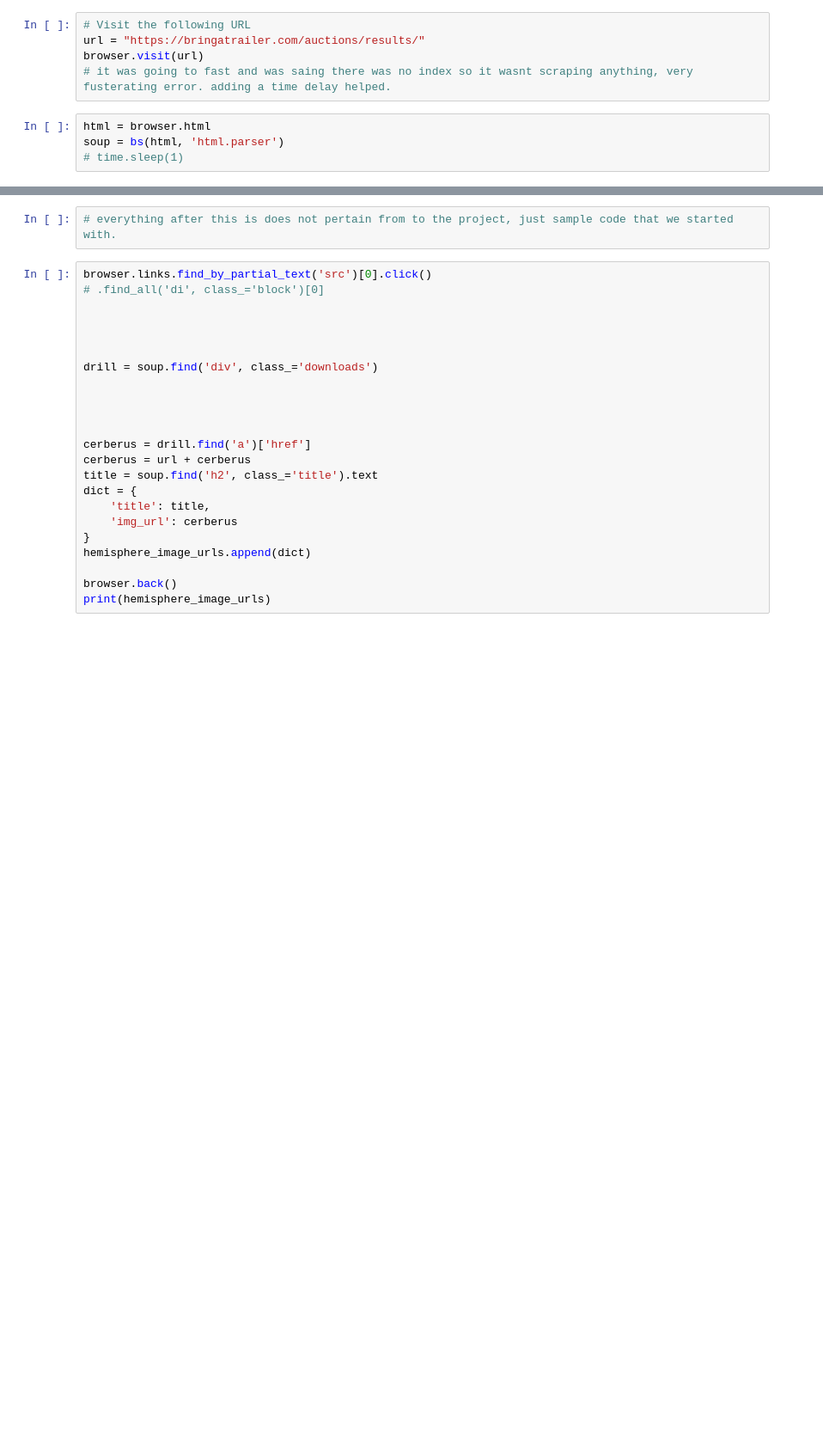
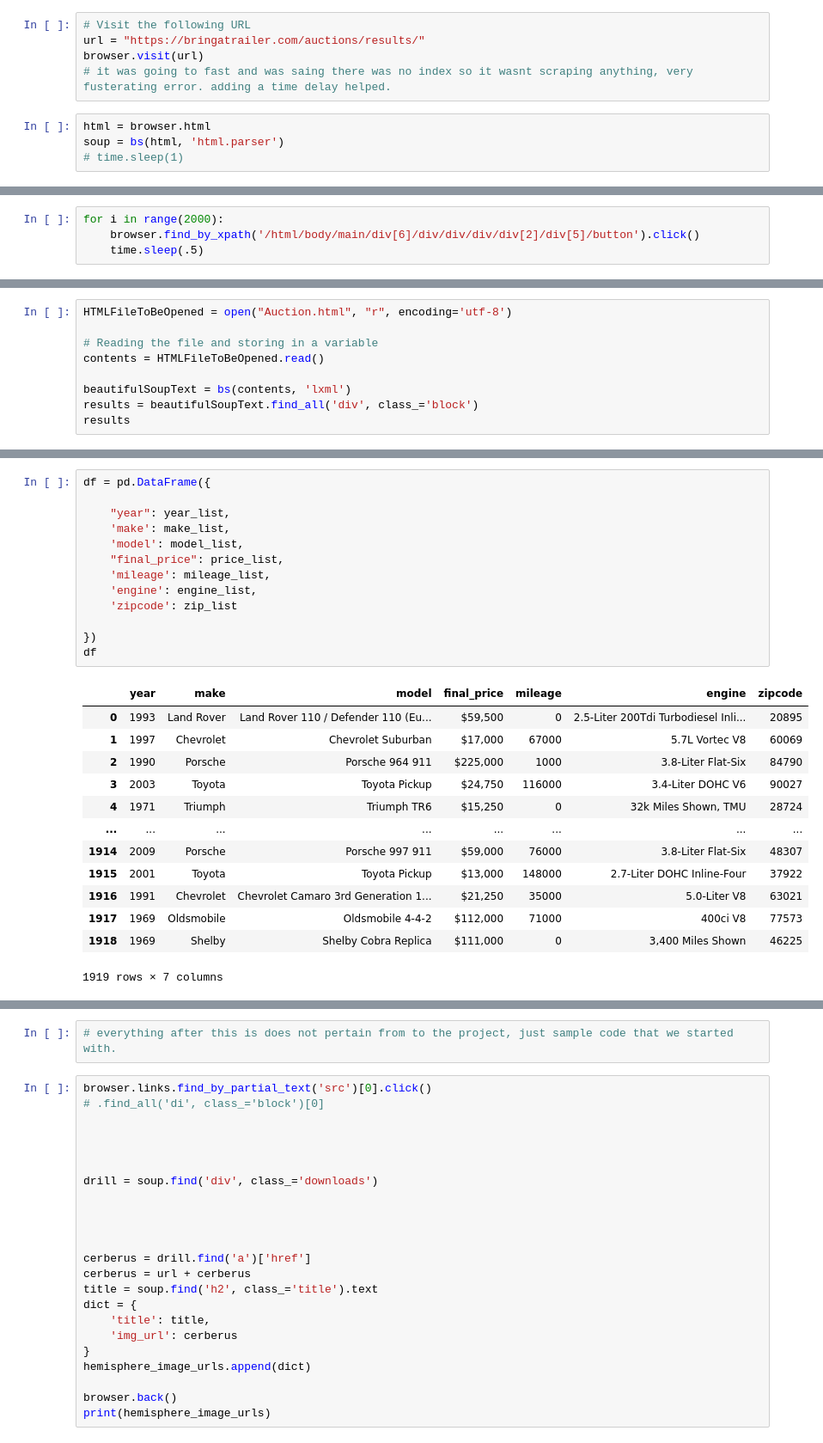
Before and after one commit to Mcusac/Project-4, a Jupyter notebook: project4_scrape.ipynb, the cells around one changed output, grey strips where cells are left out. Shown: that part at 86% size. Drawn from its saved outputs; the diff is of its cells as text; blank space fills up the shorter version.

```diff
--- a/project4_scrape.ipynb
+++ b/project4_scrape.ipynb
@@ -56,0 +38,4 @@ browser.find_by_css(".overlayable").click()
+# %%
+for i in range(2000):
+    browser.find_by_xpath('/html/body/main/div[6]/div/div/div/div[2]/div[5]/button').click()
+    time.sleep(.5)
@@ -98,0 +67,9 @@ df = pd.DataFrame({
+# %%
+HTMLFileToBeOpened = open("Auction.html", "r", encoding='utf-8')
+
+# Reading the file and storing in a variable
+contents = HTMLFileToBeOpened.read()
+
+beautifulSoupText = bs(contents, 'lxml')
+results = beautifulSoupText.find_all('div', class_='block')
+results
@@ -99,3 +210,30 @@ df = pd.DataFrame({
+# %%
+df = pd.DataFrame({
+
+    "year": year_list,
+    'make': make_list,
+    'model': model_list,
+    "final_price": price_list,
+    'mileage': mileage_list,
+    'engine': engine_list,
+    'zipcode': zip_list
+
+})
+df
+# %% [output]
+|  | year | make | model | final_price | mileage | engine | zipcode |
+| 0 | 1993 | Land Rover | Land Rover 110 / Defender 110 (Eu... | $59,500 | 0 | 2.5-Liter 200Tdi Turbodiesel Inli... | 20895 |
+| 1 | 1997 | Chevrolet | Chevrolet Suburban | $17,000 | 67000 | 5.7L Vortec V8 | 60069 |
+| 2 | 1990 | Porsche | Porsche 964 911 | $225,000 | 1000 | 3.8-Liter Flat-Six | 84790 |
+| 3 | 2003 | Toyota | Toyota Pickup | $24,750 | 116000 | 3.4-Liter DOHC V6 | 90027 |
+| 4 | 1971 | Triumph | Triumph TR6 | $15,250 | 0 | 32k Miles Shown, TMU | 28724 |
+| ... | ... | ... | ... | ... | ... | ... | ... |
+| 1914 | 2009 | Porsche | Porsche 997 911 | $59,000 | 76000 | 3.8-Liter Flat-Six | 48307 |
+| 1915 | 2001 | Toyota | Toyota Pickup | $13,000 | 148000 | 2.7-Liter DOHC Inline-Four | 37922 |
+| 1916 | 1991 | Chevrolet | Chevrolet Camaro 3rd Generation 1... | $21,250 | 35000 | 5.0-Liter V8 | 63021 |
+| 1917 | 1969 | Oldsmobile | Oldsmobile 4-4-2 | $112,000 | 71000 | 400ci V8 | 77573 |
+| 1918 | 1969 | Shelby | Shelby Cobra Replica | $111,000 | 0 | 3,400 Miles Shown | 46225 |
+1919 rows × 7 columns
 # %%
 # year
 # make
```
Also changed, not shown: parts of 12 cells of this notebook, 3 other files.
